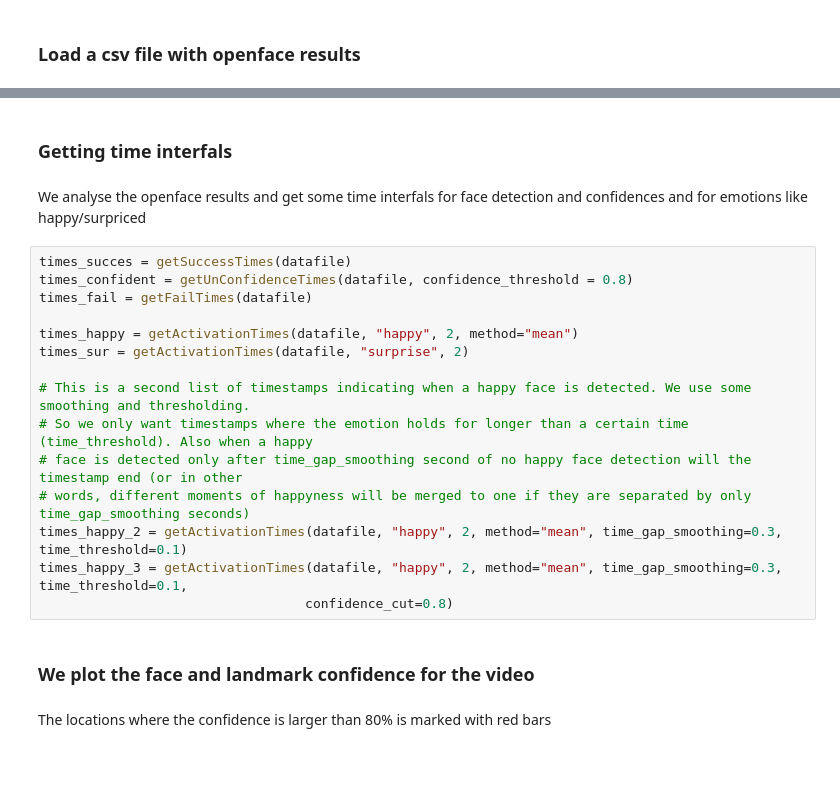
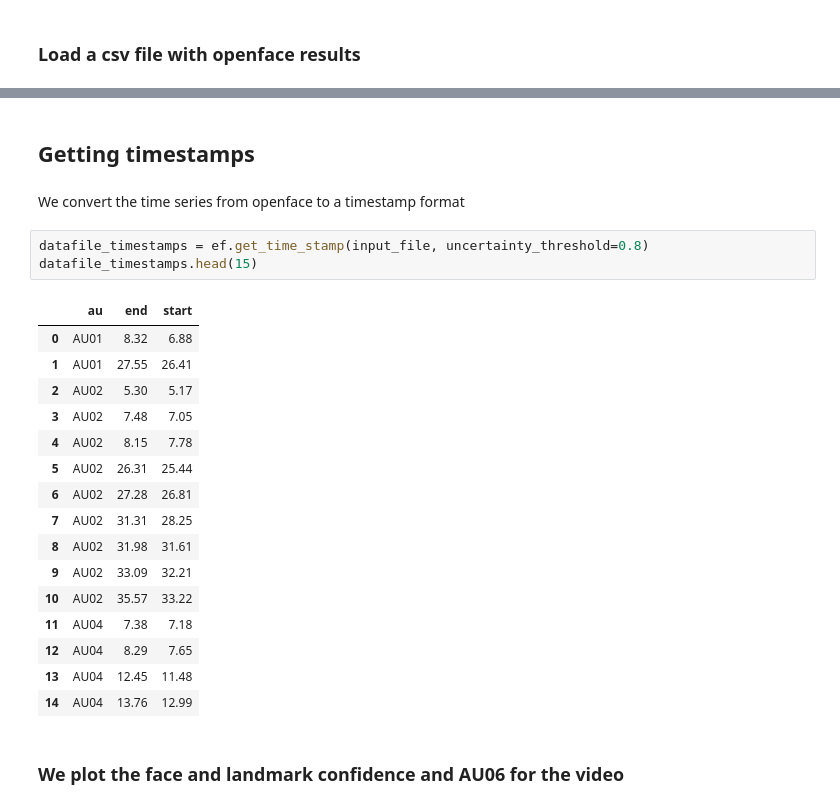
Before and after one commit to emrecdem/exploface, a Jupyter notebook: DEMOS/example.ipynb, the cells around one changed output, grey strips where cells are left out. Cells and saved outputs as stored; diff of their text form; blank space fills up the shorter version.

```diff
--- a/DEMOS/example.ipynb
+++ b/DEMOS/example.ipynb
@@ -27,26 +74,29 @@ datafile.head()
 # %% [markdown]
-### Getting time interfals
+## Getting timestamps
-# %% [markdown]
-We analyse the openface results and get some time interfals for face detection and confidences and for emotions like happy/surpriced
-# %%
-times_succes = getSuccessTimes(datafile)
-times_confident = getUnConfidenceTimes(datafile, confidence_threshold = 0.8)
-times_fail = getFailTimes(datafile)
-
-times_happy = getActivationTimes(datafile, "happy", 2, method="mean")
-times_sur = getActivationTimes(datafile, "surprise", 2)
-
-# This is a second list of timestamps indicating when a happy face is detected. We use some smoothing and thresholding.
-# So we only want timestamps where the emotion holds for longer than a certain time (time_threshold). Also when a happy
-# face is detected only after time_gap_smoothing second of no happy face detection will the timestamp end (or in other
-# words, different moments of happyness will be merged to one if they are separated by only time_gap_smoothing seconds)
-times_happy_2 = getActivationTimes(datafile, "happy", 2, method="mean", time_gap_smoothing=0.3, time_threshold=0.1)
-times_happy_3 = getActivationTimes(datafile, "happy", 2, method="mean", time_gap_smoothing=0.3, time_threshold=0.1,
-                                  confidence_cut=0.8)
+# %% [markdown]
+We convert the time series from openface to a timestamp format
+# %%
+datafile_timestamps = ef.get_time_stamp(input_file, uncertainty_threshold=0.8)
+datafile_timestamps.head(15)
+# %% [output]
+|  | au | end | start |
+| 0 | AU01 | 8.32 | 6.88 |
+| 1 | AU01 | 27.55 | 26.41 |
+| 2 | AU02 | 5.30 | 5.17 |
+| 3 | AU02 | 7.48 | 7.05 |
+| 4 | AU02 | 8.15 | 7.78 |
+| 5 | AU02 | 26.31 | 25.44 |
+| 6 | AU02 | 27.28 | 26.81 |
+| 7 | AU02 | 31.31 | 28.25 |
+| 8 | AU02 | 31.98 | 31.61 |
+| 9 | AU02 | 33.09 | 32.21 |
+| 10 | AU02 | 35.57 | 33.22 |
+| 11 | AU04 | 7.38 | 7.18 |
+| 12 | AU04 | 8.29 | 7.65 |
+| 13 | AU04 | 12.45 | 11.48 |
+| 14 | AU04 | 13.76 | 12.99 |
 # %% [markdown]
-### We plot the face and landmark confidence for the video
+### We plot the face and landmark confidence and AU06 for the video
-# %% [markdown]
-The locations where the confidence is larger than 80% is marked with red bars
 # %%
 fig = plt.figure(figsize=(10,10))
 plt.subplot(2,2,1)
```
Also changed, not shown: parts of 27 cells of this notebook, 4 other files.
